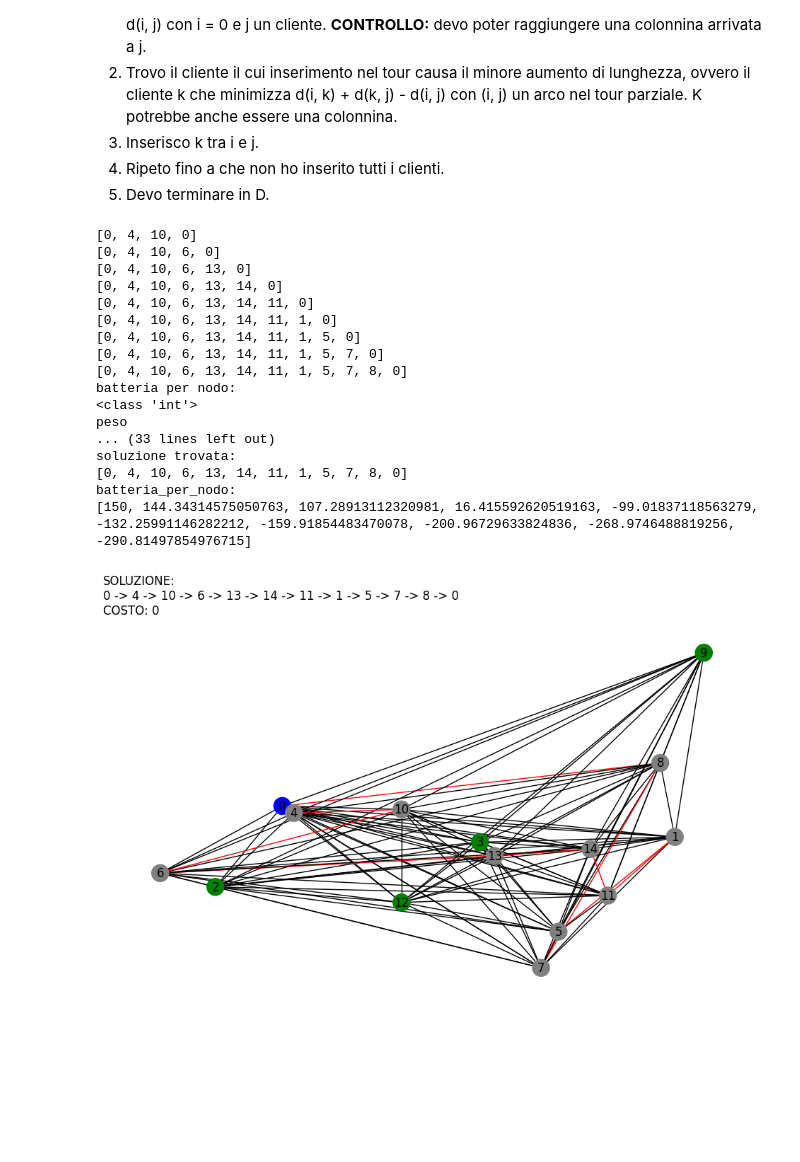
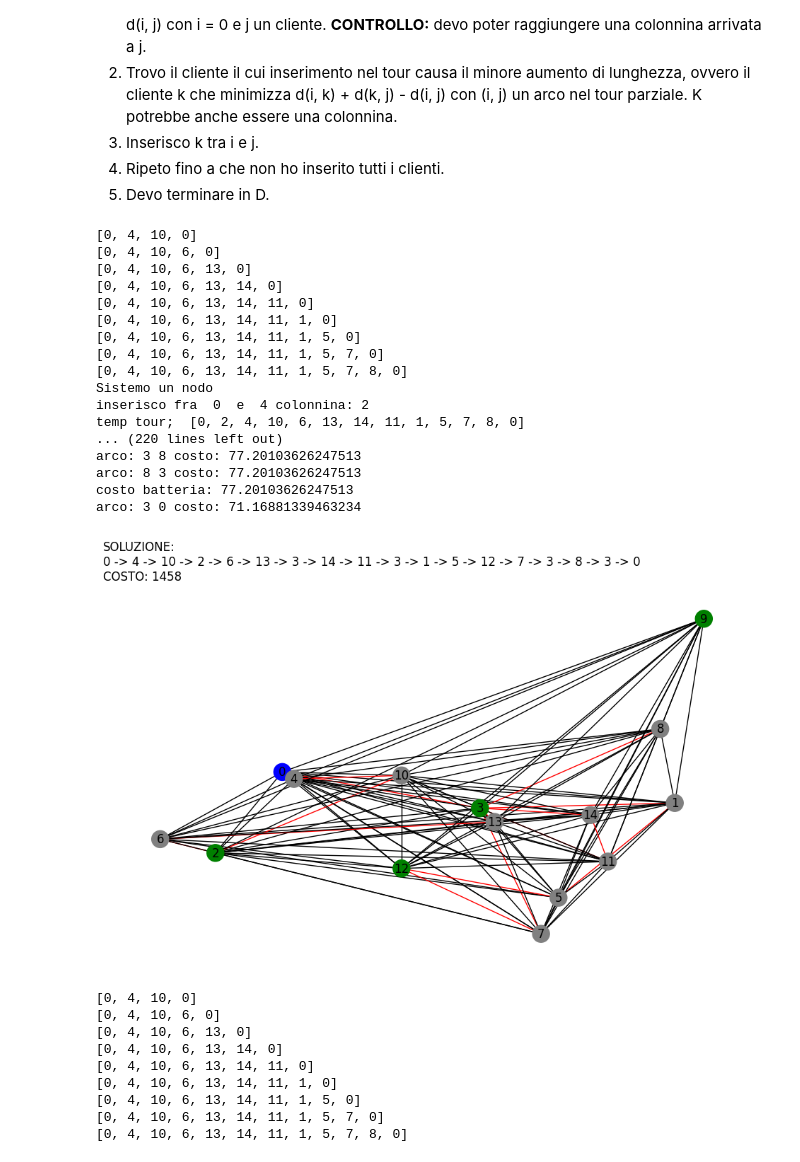
Before and after one commit to LorenzoColombi/G-TSP, a Jupyter notebook: GTSP.ipynb, the cells around one changed output. Saved outputs shown, nothing was run; the diff lists cells and outputs as text; code cells hidden in the pictures; blank space fills up the shorter version.

```diff
--- a/GTSP.ipynb
+++ b/GTSP.ipynb
@@ -150,6 +150,3 @@ arco: 9 3 costo: 134.27211177307072
 arco: 3 0 costo: 71.16881339463234
 costo:  1530
 [figure]
-# %%
-for i in range(2):
-    print(i)
@@ -211,21 +152,0 @@ arco: 3 0 costo: 71.16881339463234
-# %%
-from ast import Tuple
-#lettura grafo
-G = nx.read_gml(graph_file, destringizer=int)
-clienti = [node for node in G.nodes if G.nodes[node]['type'] == "cliente"]
-collonnine = [node for node in G.nodes if G.nodes[node]['type'] == "colonnina"]
-def get_nearest_node(G : nx.Graph, nodo_attuale : int, nodi_da_visitare : list):
-    lenght_list = []
-    for i in nodi_da_visitare:
-        i = int(i) #altrinmenti è una stringa
-        if i == nodo_attuale:
-            print("passo")
-            continue
-        #print(G[nodo_attuale][i]['weight'])
-        lenght_list.append ((G[nodo_attuale][i]['weight'],i))
-
-    return min(lenght_list, key=lambda x: x[0])
-
-nodi_da_visitare = [1, 5, 6, 7, 8]
-
-get_nearest_node(G,11,collonnine)
@@ -317,49 +280,56 @@ import utility_function as uf
 
 #Caricamento del grafo da file
 #scelta istanza
+
 graph_file = "istances/graph.gml"
 batteria_max = 150
 
 #lettura grafo
 G = nx.read_gml(graph_file, destringizer=int)
 
 #applicazione algoritmo
 soluzione, batteria_per_nodo = greedy_cheapest_insertion(G,batteria_max)
+
+#aggiungiamo le colonnine necessarie
+soluzione, batteria_per_nodo = add_colonnine_to_tour(G, soluzione, batteria_per_nodo, batteria_max)
+
 
 #controllo se la soluzione siste
 if soluzione == None:
     print("soluzione non trovata. Batteria insufficiente per raggiungere tutti i clienti")
 else:
     print("soluzione trovata:")
     print(soluzione)
 
     print("batteria_per_nodo:")
     print(batteria_per_nodo)
 
+    costo = uf.costo(G,soluzione, batteria_per_nodo)
+
     #costo = uf.costo(G, soluzione, batteria_per_nodo)
     #print("costo: ", costo)
 
     #plot the solution
-    uf.draw_solution(G, soluzione , 0)
+    uf.draw_solution(G, soluzione , costo)
 # %% [output]
 [0, 4, 10, 0]
 [0, 4, 10, 6, 0]
 [0, 4, 10, 6, 13, 0]
 [0, 4, 10, 6, 13, 14, 0]
 [0, 4, 10, 6, 13, 14, 11, 0]
 [0, 4, 10, 6, 13, 14, 11, 1, 0]
 [0, 4, 10, 6, 13, 14, 11, 1, 5, 0]
 [0, 4, 10, 6, 13, 14, 11, 1, 5, 7, 0]
 [0, 4, 10, 6, 13, 14, 11, 1, 5, 7, 8, 0]
-batteria per nodo:
-<class 'int'>
-peso
-... (33 lines left out)
-soluzione trovata:
-[0, 4, 10, 6, 13, 14, 11, 1, 5, 7, 8, 0]
-batteria_per_nodo:
-[150, 144.34314575050763, 107.28913112320981, 16.415592620519163, -99.01837118563279, -132.25991146282212, -159.91854483470078, -200.96729633824836, -268.9746488819256, -290.81497854976715]
+Sistemo un nodo
+inserisco fra  0  e  4 colonnina: 2
+temp tour;  [0, 2, 4, 10, 6, 13, 14, 11, 1, 5, 7, 8, 0]
+... (220 lines left out)
+arco: 3 8 costo: 77.20103626247513
+arco: 8 3 costo: 77.20103626247513
+costo batteria: 77.20103626247513
+arco: 3 0 costo: 71.16881339463234
-[figure, old version]
+[figure, new version]
 # %%
 import networkx as nx
 import utility_function as uf
@@ -378,3 +348,13 @@ G = nx.read_gml(graph_file, destringizer=int)
 
 #applicazione algoritmo
 soluzione, batteria_per_nodo = greedy_cheapest_insertion(G,batteria_max)
+# %% [output]
+[0, 4, 10, 0]
+[0, 4, 10, 6, 0]
+[0, 4, 10, 6, 13, 0]
+[0, 4, 10, 6, 13, 14, 0]
+[0, 4, 10, 6, 13, 14, 11, 0]
+[0, 4, 10, 6, 13, 14, 11, 1, 0]
+[0, 4, 10, 6, 13, 14, 11, 1, 5, 0]
+[0, 4, 10, 6, 13, 14, 11, 1, 5, 7, 0]
+[0, 4, 10, 6, 13, 14, 11, 1, 5, 7, 8, 0]
```
Also changed, not shown: parts of 4 cells of this notebook, 1 other file.
